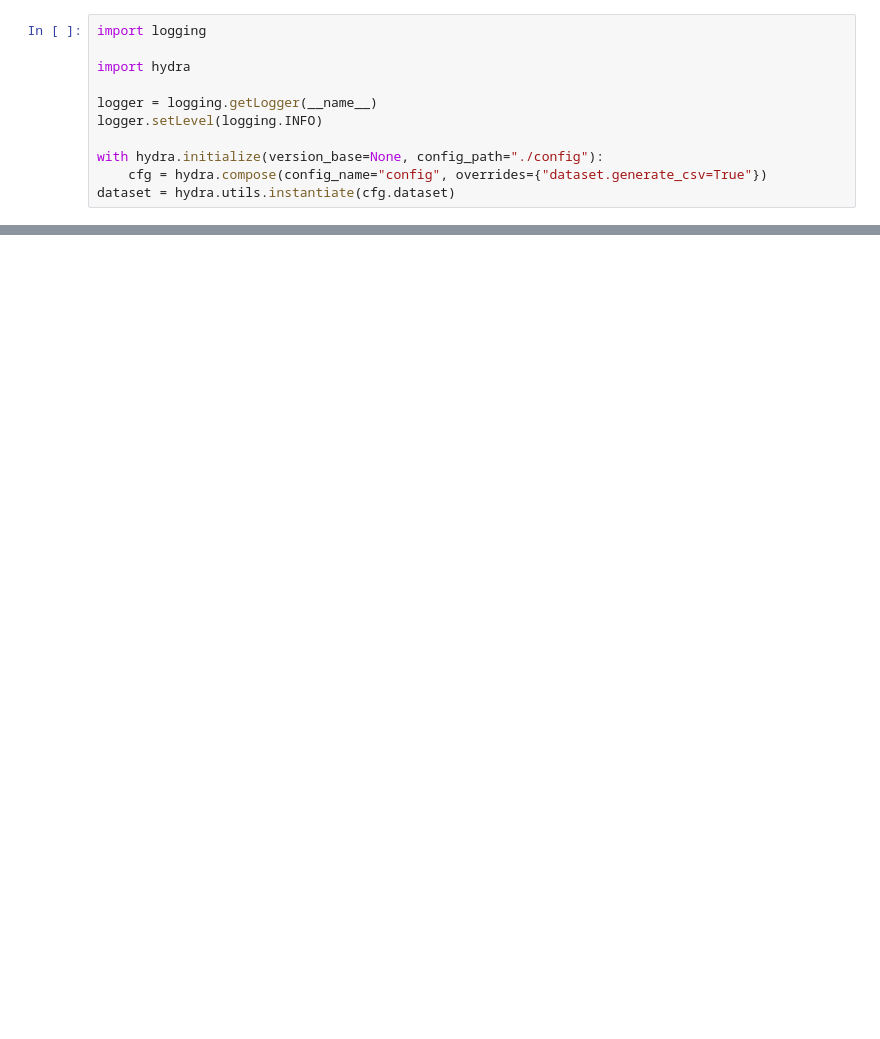
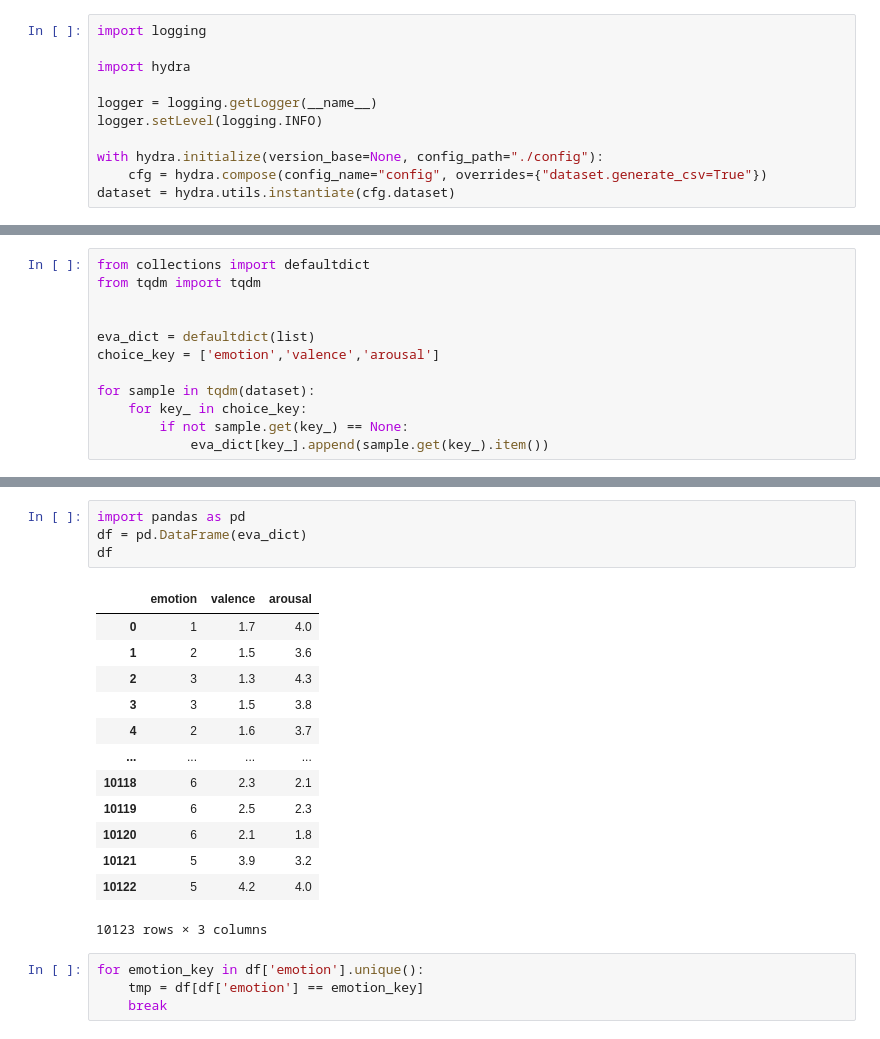
Before and after one commit to 1pha/MulitmodalERC-TensorMixerNetwork, a Jupyter notebook: emotion_arousal_valence.ipynb, the cells around one changed output, grey strips where cells are left out. Cells and saved outputs as stored; diff of their text form; blank space fills up the shorter version.

```diff
--- a/emotion_arousal_valence.ipynb
+++ b/emotion_arousal_valence.ipynb
@@ -27,0 +12,12 @@ len(dataset)
+# %%
+from collections import defaultdict
+from tqdm import tqdm
+
+
+eva_dict = defaultdict(list)
+choice_key = ['emotion','valence','arousal']
+
+for sample in tqdm(dataset):
+    for key_ in choice_key:
+        if not sample.get(key_) == None:
+            eva_dict[key_].append(sample.get(key_).item())
@@ -27,0 +40,22 @@ len(dataset)
+# %%
+import pandas as pd
+df = pd.DataFrame(eva_dict)
+df
+# %% [output]
+|  | emotion | valence | arousal |
+| 0 | 1 | 1.7 | 4.0 |
+| 1 | 2 | 1.5 | 3.6 |
+| 2 | 3 | 1.3 | 4.3 |
+| 3 | 3 | 1.5 | 3.8 |
+| 4 | 2 | 1.6 | 3.7 |
+| ... | ... | ... | ... |
+| 10118 | 6 | 2.3 | 2.1 |
+| 10119 | 6 | 2.5 | 2.3 |
+| 10120 | 6 | 2.1 | 1.8 |
+| 10121 | 5 | 3.9 | 3.2 |
+| 10122 | 5 | 4.2 | 4.0 |
+10123 rows × 3 columns
+# %%
+for emotion_key in df['emotion'].unique():
+    tmp = df[df['emotion'] == emotion_key]
+    break
```
Also changed, not shown: parts of 25 cells of this notebook, 1 other file.
